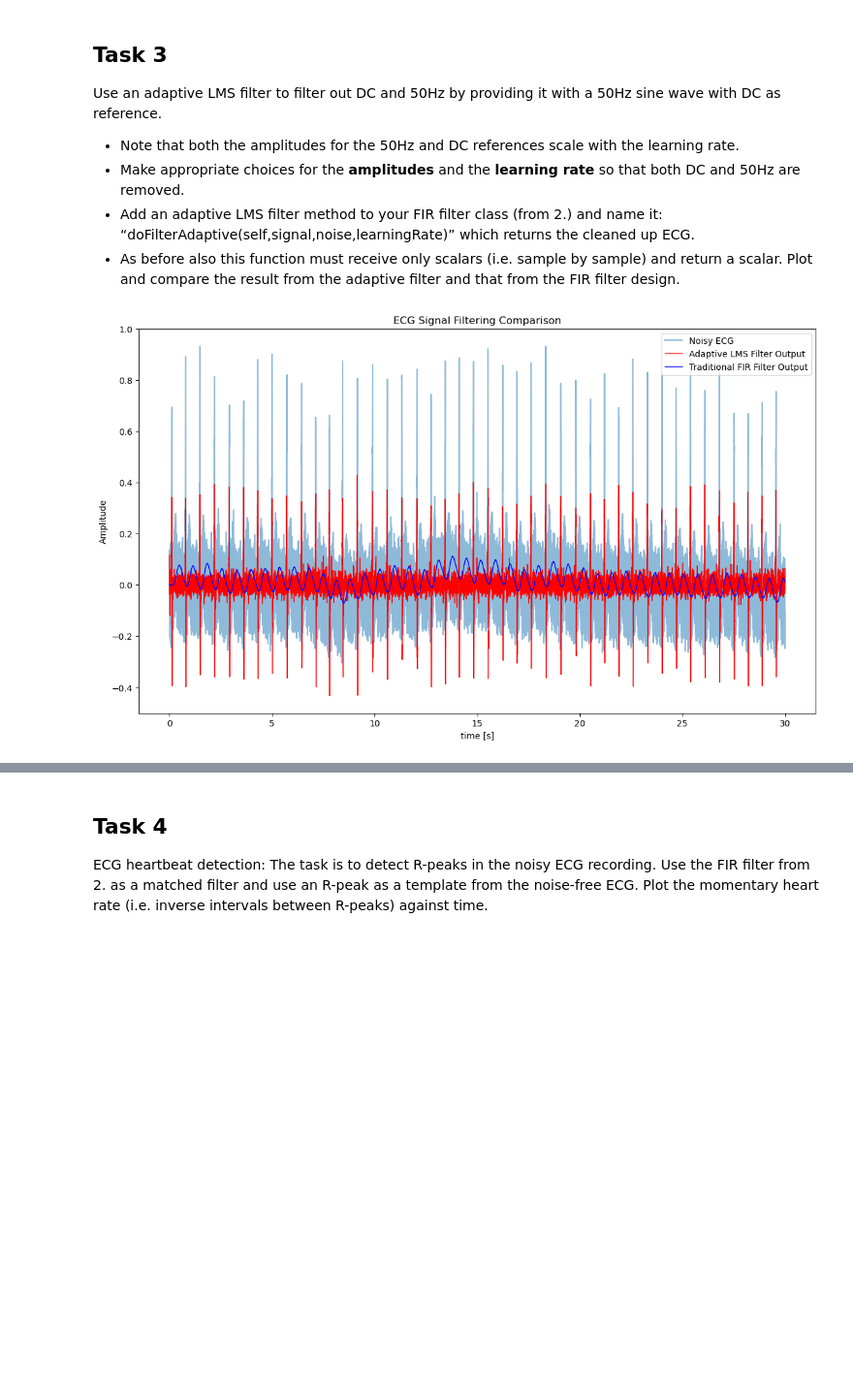
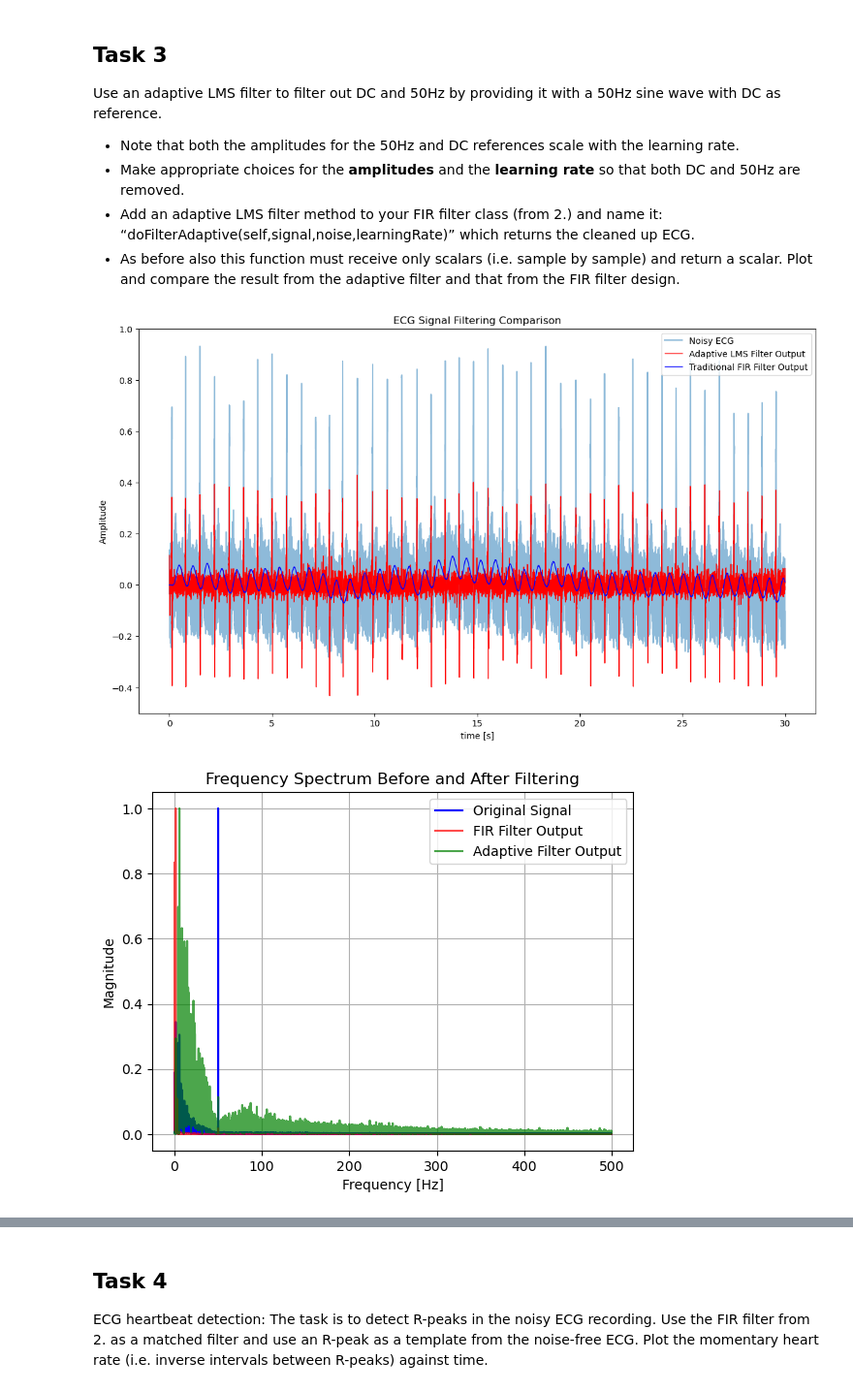
Before and after one commit to aurora0543/FIR_Lab, a Jupyter notebook: FIR.ipynb, the cells around one changed output, grey strips where cells are left out. Shown at 97% size. Saved outputs shown, nothing was run; the diff lists cells and outputs as text; code cells hidden in the pictures; blank space fills up the shorter version.

Commit message:
Refactor data processing functions to enhance readability and maintainability

```diff
--- a/FIR.ipynb
+++ b/FIR.ipynb
@@ -167,6 +138,7 @@ Use an adaptive LMS filter to filter out DC and 50Hz by providing it with a 50Hz
 import numpy as np
 import matplotlib.pyplot as plt
 
+# Load ECG signal data from file
 def load_ecg_signal(filename, sampling_rate):
     try:
         ecg_signal = np.loadtxt(filename)
@@ -181,17 +153,10 @@ def generate_reference_signals(sample_index, sampling_rate):
     sin_50hz = np.sin(2 * np.pi * 50 * sample_index / sampling_rate)
     return dc_component, sin_50hz
 
-
 class FIRFilter:
     def __init__(self, coefficients):
         self.coefficients = coefficients
-        self.buffer = np.zeros(len(coefficients))  # Initialize the buffer for FIR filtering
-
-    def dofilter(self, value):
-        self.buffer = np.roll(self.buffer, -1)
-        self.buffer[-1] = value
-        result = np.dot(self.coefficients, self.buffer)
-        return result
+        self.buffer = np.zeros(len(coefficients))
 
     def doFilterAdaptive(self, signal, referance_signal, learningRate):
 
@@ -227,31 +192,59 @@ fir_filter = FIRFilter(coefficients=np.ones(20) / 20)
 
 # Adaptive filtering with LMS
 adaptive_output = []
 
 for n, sample in enumerate(ecg_signal):
     # Generate reference signals for the current sample
     dc_ref, sine_50hz_ref = generate_reference_signals(n, sampling_rate)
 
     # Adaptive filter output
     filtered_sample_adaptive = fir_filter.doFilterAdaptive(sample, (dc_ref, sine_50hz_ref), learning_rate)
     adaptive_output.append(filtered_sample_adaptive)
 
 
 # Convert to numpy arrays for plotting
 adaptive_output = np.array(adaptive_output)
 
 duration = len(ecg_signal) / sampling_rate
 time = np.linspace(0, duration, len(ecg_signal))
 
 # Plot the original noisy ECG, adaptive filter output, and FIR filter output
 plt.figure(figsize=(14, 8))
 plt.plot(time, ecg_signal, label='Noisy ECG', alpha=0.5)
 plt.plot(time, adaptive_output, label='Adaptive LMS Filter Output', color='red', linewidth=1)
-plt.plot(time, filtered_ecg_signal_realtime, label='Traditional FIR Filter Output', color='blue', linewidth=1)
+plt.plot(time, filtered_ecg_signal, label='Traditional FIR Filter Output', color='blue', linewidth=1)
 plt.legend()
 plt.xlabel('time [s]')
 plt.ylabel('Amplitude')
 plt.title('ECG Signal Filtering Comparison')
 plt.show()
+
+def do_fft(signal, sampling_rate):
+    fft_result = np.fft.fft(signal)
+    freqs = np.fft.fftfreq(len(signal), 1/sampling_rate)
+    positive_freqs = freqs[:len(signal) // 2]
+    positive_fft = fft_result[:len(signal) // 2]
+    return positive_freqs, positive_fft
+
+adaptive_freqs, adaptive_fft = do_fft(adaptive_output, sampling_rate)
+filtered_freqs, filtered_fft = do_fft(filtered_ecg_signal, sampling_rate)
+original_freqs, original_fft = do_fft(ecg_signal, sampling_rate)
+
+normalized_adaptive_fft = np.abs(adaptive_fft) / np.max(np.abs(adaptive_fft))
+normalized_filtered_fft = np.abs(filtered_fft) / np.max(np.abs(filtered_fft))
+normalized_original_fft = np.abs(original_fft) / np.max(np.abs(original_fft))
+
+
+plt.figure()
+plt.plot(original_freqs, normalized_original_fft, color = 'b',  label='Original Signal')
+plt.plot(filtered_freqs, normalized_filtered_fft, color = 'r',alpha=0.7, label='FIR Filter Output')
+plt.plot(adaptive_freqs, normalized_adaptive_fft, color = 'g',alpha=0.7, label='Adaptive Filter Output')
+plt.title('Frequency Spectrum Before and After Filtering')
+plt.xlabel('Frequency [Hz]')
+plt.ylabel('Magnitude')
+plt.legend()
+plt.grid()
+plt.show()
 # %% [output]
 [figure]
+[figure, added]
```
Also changed, not shown: parts of 5 cells of this notebook.
